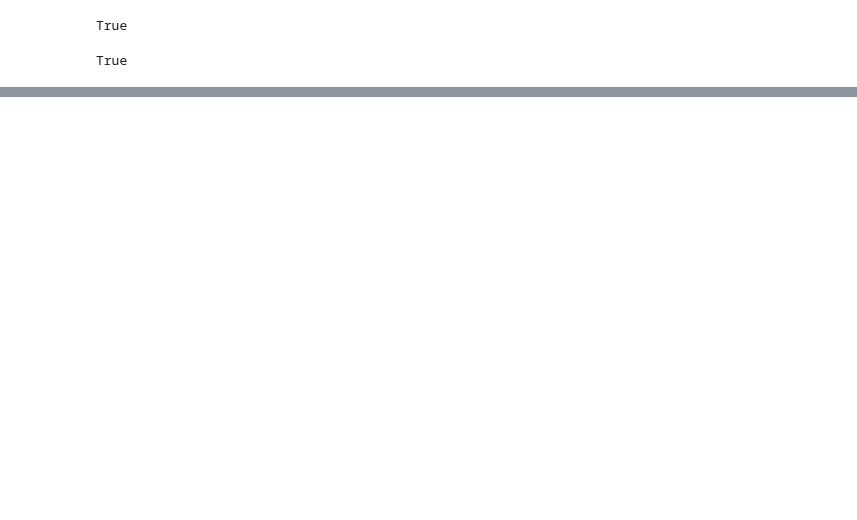
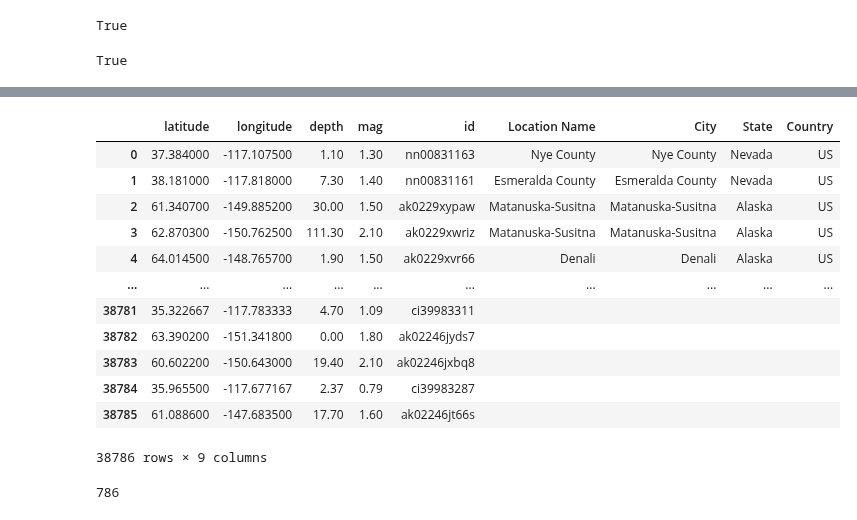
Before and after one commit to rromang/earthquake_modeling, a Jupyter notebook: notebooks/update_monthly.ipynb, the cells around one changed output, grey strips where cells are left out. Saved outputs shown, nothing was run; the diff lists cells and outputs as text; code cells hidden in the pictures; blank space fills up the shorter version.

```diff
--- a/notebooks/update_monthly.ipynb
+++ b/notebooks/update_monthly.ipynb
@@ -170,0 +255,2 @@ model_df.to_csv("../Database/csv/earthquake_raw.csv",index=False)
+# %%
+base_url = "http://api.openweathermap.org/geo/1.0/reverse?"
@@ -170,0 +264,32 @@ model_df.to_csv("../Database/csv/earthquake_raw.csv",index=False)
+# %%
+import requests
+import time
+
+for index, row in location_df.iterrows():
+    # count+=1
+    lat = row['latitude']
+    lon = row['longitude']
+    loc_found = []
+
+    if row['Country'] != "":
+        continue
+
+    print(f'Retrieving results for Index {index}: {lat}')
+    try:
+        response = requests.get(base_url+"lat="+str(lat)+'&lon='+str(lon)+'&limit='+'1'+'&appid=' + weather_api_key).json()
+        # response = requests.get(base_url+city+"&units="+units+'&appid=' + weather_api_key).json()
+        location_df.loc[index, 'Location Name'] = response[0]['name']
+        location_df.loc[index, 'City'] = response[0]['local_names']['en']
+        location_df.loc[index, 'State'] = response[0]['state']
+        location_df.loc[index, 'Country'] = response[0]['country']
+        loc_found.append(lat)
+
+        print(f'Found lat: {lat}')
+    except:
+        print(f"Missing lat: {lat}... Skipping")
+        location_df.loc[index, 'Location Name'] = float('NaN')
+        location_df.loc[index, 'City'] = float('NaN')
+        location_df.loc[index, 'State'] = float('NaN')
+        location_df.loc[index, 'Country'] = float('NaN')
+    print(f'--------------------')
+    time.sleep(3)
@@ -171,3 +315,27 @@ model_df.to_csv("../Database/csv/earthquake_raw.csv",index=False)
+# %%
+location_df
+# %% [output]
+|  | latitude | longitude | depth | mag | id | Location Name | City | State | Country |
+| 0 | 37.384000 | -117.107500 | 1.10 | 1.30 | nn00831163 | Nye County | Nye County | Nevada | US |
+| 1 | 38.181000 | -117.818000 | 7.30 | 1.40 | nn00831161 | Esmeralda County | Esmeralda County | Nevada | US |
+| 2 | 61.340700 | -149.885200 | 30.00 | 1.50 | ak0229xypaw | Matanuska-Susitna | Matanuska-Susitna | Alaska | US |
+| 3 | 62.870300 | -150.762500 | 111.30 | 2.10 | ak0229xwriz | Matanuska-Susitna | Matanuska-Susitna | Alaska | US |
+| 4 | 64.014500 | -148.765700 | 1.90 | 1.50 | ak0229xvr66 | Denali | Denali | Alaska | US |
+| ... | ... | ... | ... | ... | ... | ... | ... | ... | ... |
+| 38781 | 35.322667 | -117.783333 | 4.70 | 1.09 | ci39983311 |  |  |  |  |
+| 38782 | 63.390200 | -151.341800 | 0.00 | 1.80 | ak02246jyds7 |  |  |  |  |
+| 38783 | 60.602200 | -150.643000 | 19.40 | 2.10 | ak02246jxbq8 |  |  |  |  |
+| 38784 | 35.965500 | -117.677167 | 2.37 | 0.79 | ci39983287 |  |  |  |  |
+| 38785 | 61.088600 | -147.683500 | 17.70 | 1.60 | ak02246jt66s |  |  |  |  |
+38786 rows × 9 columns
+# %%
+#replace the table in sqlite with one without duplicates
+location_df.to_sql('earthquake_raw_locations', conn, if_exists='replace', index = False)
+
+#replace the table in postgres with one without duplicates
+location_df.to_sql('earthquake_raw_locations', engine, if_exists='replace', index = False)
+# %% [output]
+786
 # %%
 # Close connection to SQLite database
 conn.close()
```
Also changed, not shown: parts of 17 cells of this notebook, 5 other files.
